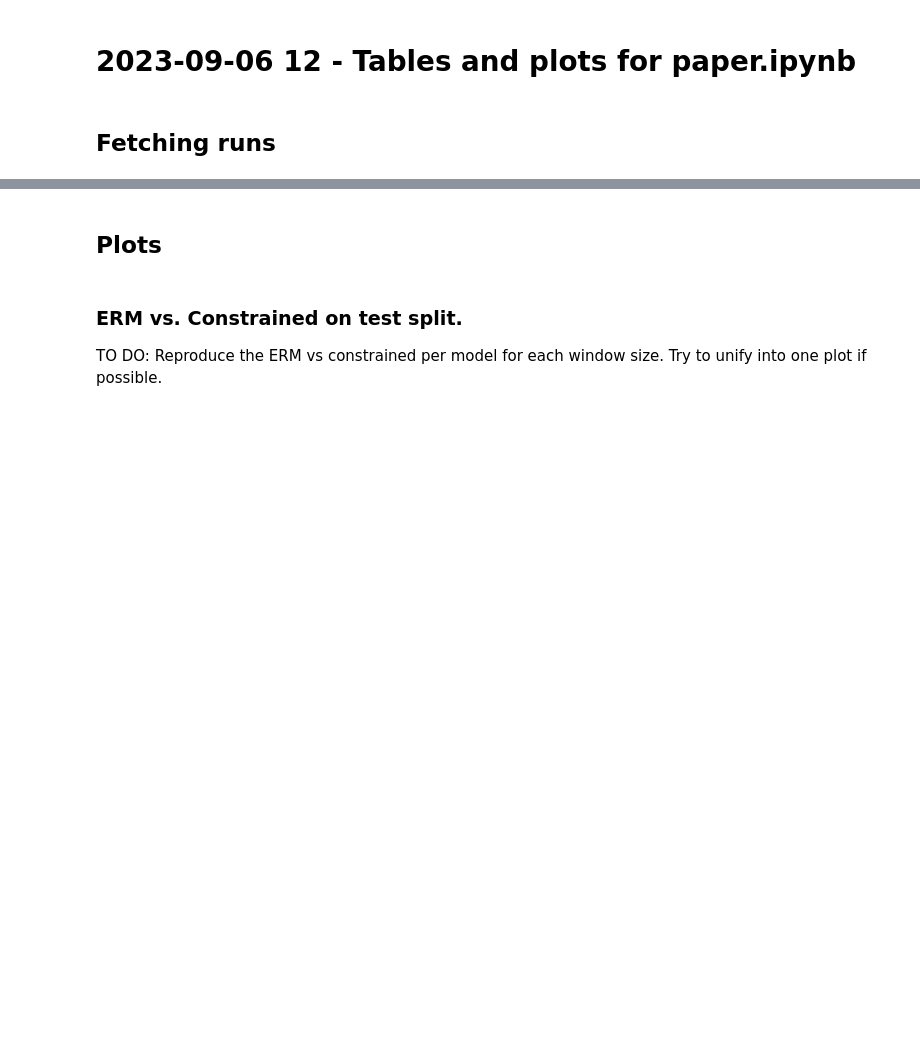
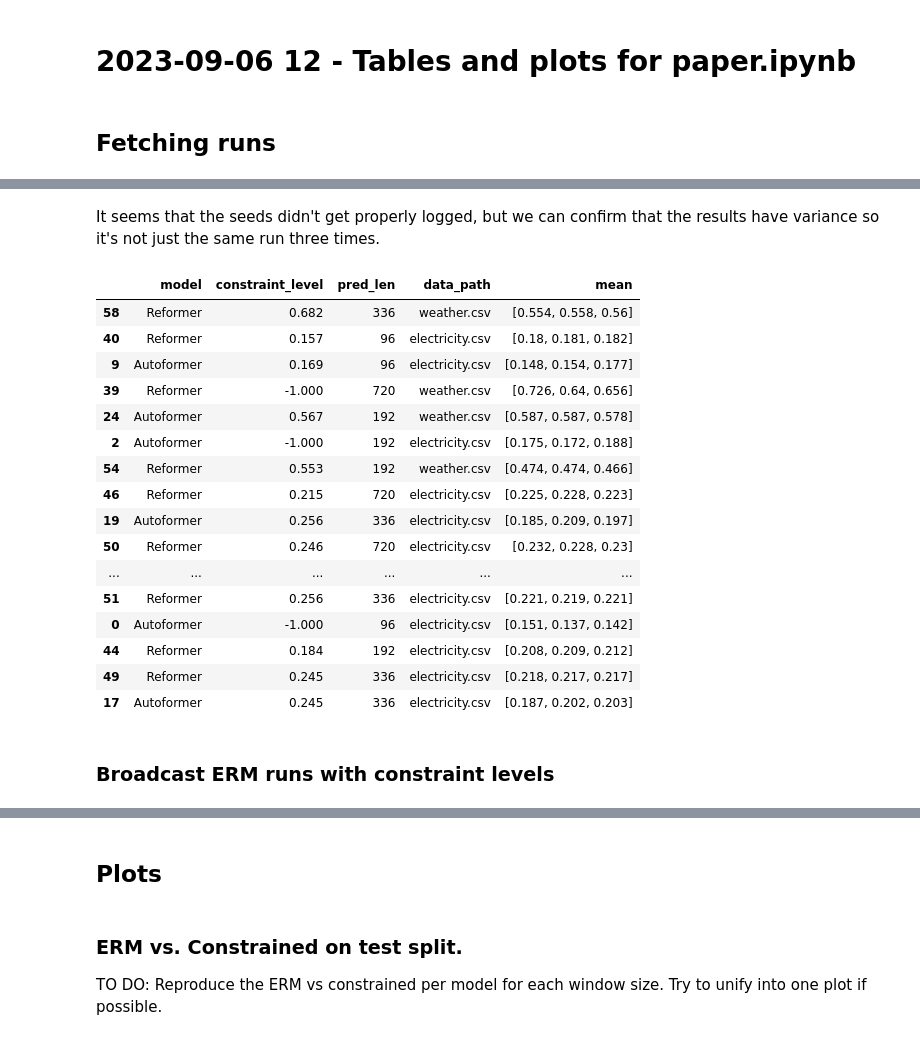
Before and after one commit to thuml/Autoformer, a Jupyter notebook: 2023-09-06 12 - Tables and plots for paper.ipynb, the cells around one changed output, grey strips where cells are left out. Drawn from its saved outputs; the diff is of its cells as text; code cells hidden in the pictures; blank space fills up the shorter version.

```diff
--- a/2023-09-06 12 - Tables and plots for paper.ipynb
+++ b/2023-09-06 12 - Tables and plots for paper.ipynb
@@ -90,0 +95,31 @@ df[['run_id',"sweep_id",'Algorithm','model','constraint_level','pred_len','epoch
+# %% [markdown]
+It seems that the seeds didn't get properly logged, but we can confirm that the results have variance so it's not just the same run three times.
+# %%
+# sanity checking that at least results are different
+#df.groupby(["Algorithm","model","constraint_level","pred_len"])['run_id'].nunique().reset_index()
+
+dcp = df.copy()
+run_means=dcp.groupby(["model","constraint_level","pred_len","data_path",'run_id'])['mse'].describe().round(3).reset_index()
+
+# Verifying t
+run_means.groupby(["model","constraint_level","pred_len","data_path"]).agg({'mean':list}).reset_index().sample(25)
+# %% [output]
+|  | model | constraint_level | pred_len | data_path | mean |
+| 58 | Reformer | 0.682 | 336 | weather.csv | [0.554, 0.558, 0.56] |
+| 40 | Reformer | 0.157 | 96 | electricity.csv | [0.18, 0.181, 0.182] |
+| 9 | Autoformer | 0.169 | 96 | electricity.csv | [0.148, 0.154, 0.177] |
+| 39 | Reformer | -1.000 | 720 | weather.csv | [0.726, 0.64, 0.656] |
+| 24 | Autoformer | 0.567 | 192 | weather.csv | [0.587, 0.587, 0.578] |
+| 2 | Autoformer | -1.000 | 192 | electricity.csv | [0.175, 0.172, 0.188] |
+| 54 | Reformer | 0.553 | 192 | weather.csv | [0.474, 0.474, 0.466] |
+| 46 | Reformer | 0.215 | 720 | electricity.csv | [0.225, 0.228, 0.223] |
+| 19 | Autoformer | 0.256 | 336 | electricity.csv | [0.185, 0.209, 0.197] |
+| 50 | Reformer | 0.246 | 720 | electricity.csv | [0.232, 0.228, 0.23] |
+| ... | ... | ... | ... | ... | ... |
+| 51 | Reformer | 0.256 | 336 | electricity.csv | [0.221, 0.219, 0.221] |
+| 0 | Autoformer | -1.000 | 96 | electricity.csv | [0.151, 0.137, 0.142] |
+| 44 | Reformer | 0.184 | 192 | electricity.csv | [0.208, 0.209, 0.212] |
+| 49 | Reformer | 0.245 | 336 | electricity.csv | [0.218, 0.217, 0.217] |
+| 17 | Autoformer | 0.245 | 336 | electricity.csv | [0.187, 0.202, 0.203] |
+# %% [markdown]
+### Broadcast ERM runs with constraint levels
```
Also changed, not shown: parts of 12 cells of this notebook, 1 other file.
